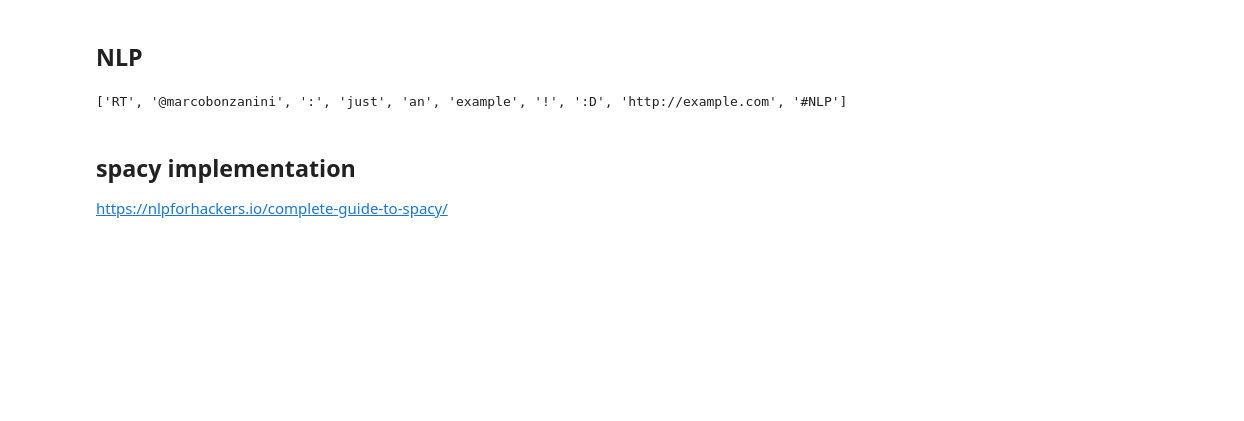
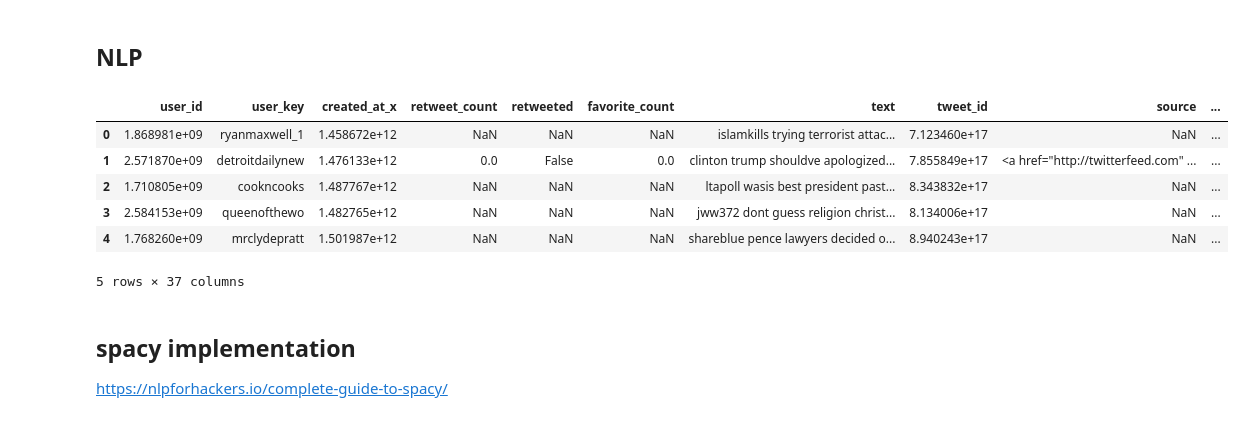
Before and after one commit to stephenjhsu/Fake-Tweets-Visualized, a Jupyter notebook: DataProcessing.ipynb, the cells around one changed output. Saved outputs shown, nothing was run; the diff lists cells and outputs as text; code cells hidden in the pictures; blank space fills up the shorter version.

```diff
--- a/DataProcessing.ipynb
+++ b/DataProcessing.ipynb
@@ -19,5 +22,7 @@ import gensim
 #Visualizations
 import plotly
+# %%
+stop += ['rt']
 # %% [markdown]
 ## Data Processing
 # %%
@@ -79,46 +84,29 @@ def analyze_sentiment(tweet):
     Utility function to classify the polarity of a tweet
     using textblob.
     '''
-    analysis = TextBlob(clean_tweet(tweet))
+    analysis = TextBlob(tweet)
     return analysis.sentiment.polarity
-
-fulltweets['Sentiment'] = np.array([analyze_sentiment(str(tweet)) for tweet in fulltweets['text']])
-# %%
-import re
-
-emoticons_str = r"""
-    (?:
-        [:=;] # Eyes
-        [oO\-]? # Nose (optional)
-        [D\)\]\(\]/\\OpP] # Mouth
-    )"""
-
-regex_str = [
-    emoticons_str,
-    r'<[^>]+>', # HTML tags
-    r'(?:@[\w_]+)', # @-mentions
-    r"(?:\#+[\w_]+[\w\'_\-]*[\w_]+)", # hash-tags
-    r'http[s]?://(?:[a-z]|[0-9]|[$-_@.&amp;+]|[!*\(\),]|(?:%[0-9a-f][0-9a-f]))+', # URLs
-
-    r'(?:(?:\d+,?)+(?:\.?\d+)?)', # numbers
-    r"(?:[a-z][a-z'\-_]+[a-z])", # words with - and '
-    r'(?:[\w_]+)', # other words
-    r'(?:\S)' # anything else
-]
-
-tokens_re = re.compile(r'('+'|'.join(regex_str)+')', re.VERBOSE | re.IGNORECASE)
-emoticon_re = re.compile(r'^'+emoticons_str+'$', re.VERBOSE | re.IGNORECASE)
-
-def tokenize(s):
-    return tokens_re.findall(s)
-
-def preprocess(s, lowercase=False):
-    tokens = tokenize(s)
-    if lowercase:
-        tokens = [token if emoticon_re.search(token) else token.lower() for token in tokens]
-    return tokens
-
-tweet = 'RT @marcobonzanini: just an example! :D http://example.com #NLP'
-print(preprocess(tweet))
-# %% [output]
-['RT', '@marcobonzanini', ':', 'just', 'an', 'example', '!', ':D', 'http://example.com', '#NLP']
+# %%
+tweetsonly2 = fulltweets.text.copy().astype(str)
+tweetsonly2 = tweetsonly2.str.replace('[^\w\s]','')
+tweetsonly2 = tweetsonly2.str.replace('[\\r|\\n|\\t|_]',' ')
+tweetsonly2 = tweetsonly2.str.strip()
+tweetsonly2
+
+fulltweets2 = fulltweets.copy()
+fulltweets2.text = tweetsonly2
+# %%
+fulltweets2.text = fulltweets2.text.apply(lambda x: ' '.join([word for word in x.split() if word.lower() not in (stop)]))
+fulltweets2['Sentiment'] = np.array([analyze_sentiment(str(tweet)) for tweet in fulltweets2.text.values])
+
+fulltweets2.text = fulltweets2.text.apply(lambda x: ' '.join([word.lower() for word in x.split() if len(word) > 3]))
+# %%
+fulltweets2.head()
+# %% [output]
+|  | user_id | user_key | created_at_x | retweet_count | retweeted | favorite_count | text | tweet_id | source | ... |
+| 0 | 1.868981e+09 | ryanmaxwell_1 | 1.458672e+12 | NaN | NaN | NaN | islamkills trying terrorist attac... | 7.123460e+17 | NaN | ... |
+| 1 | 2.571870e+09 | detroitdailynew | 1.476133e+12 | 0.0 | False | 0.0 | clinton trump shouldve apologized... | 7.855849e+17 | <a href="http://twitterfeed.com" ... | ... |
+| 2 | 1.710805e+09 | cookncooks | 1.487767e+12 | NaN | NaN | NaN | ltapoll wasis best president past... | 8.343832e+17 | NaN | ... |
+| 3 | 2.584153e+09 | queenofthewo | 1.482765e+12 | NaN | NaN | NaN | jww372 dont guess religion christ... | 8.134006e+17 | NaN | ... |
+| 4 | 1.768260e+09 | mrclydepratt | 1.501987e+12 | NaN | NaN | NaN | shareblue pence lawyers decided o... | 8.940243e+17 | NaN | ... |
+5 rows × 37 columns
```
Also changed, not shown: parts of 16 cells of this notebook.
